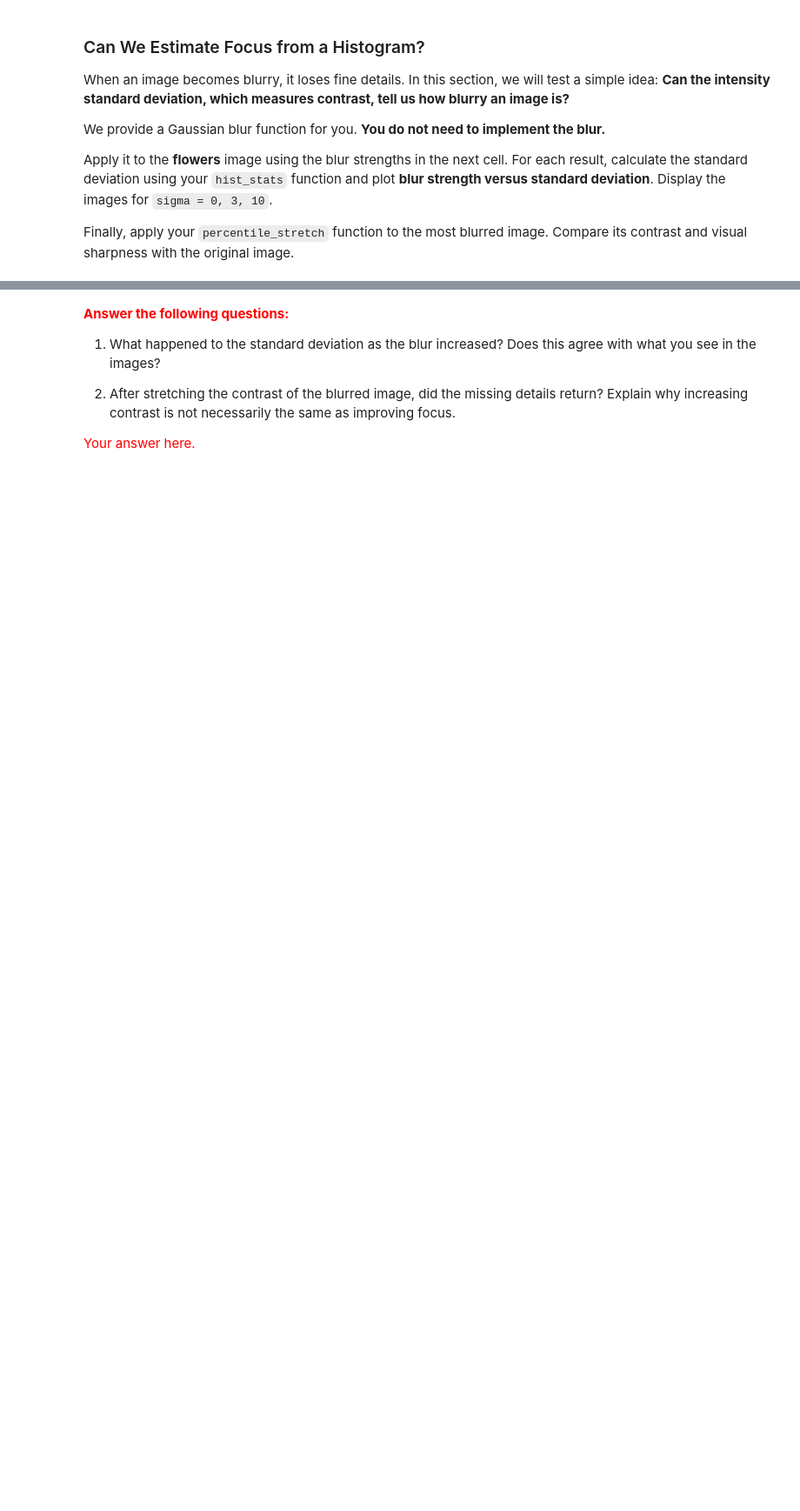
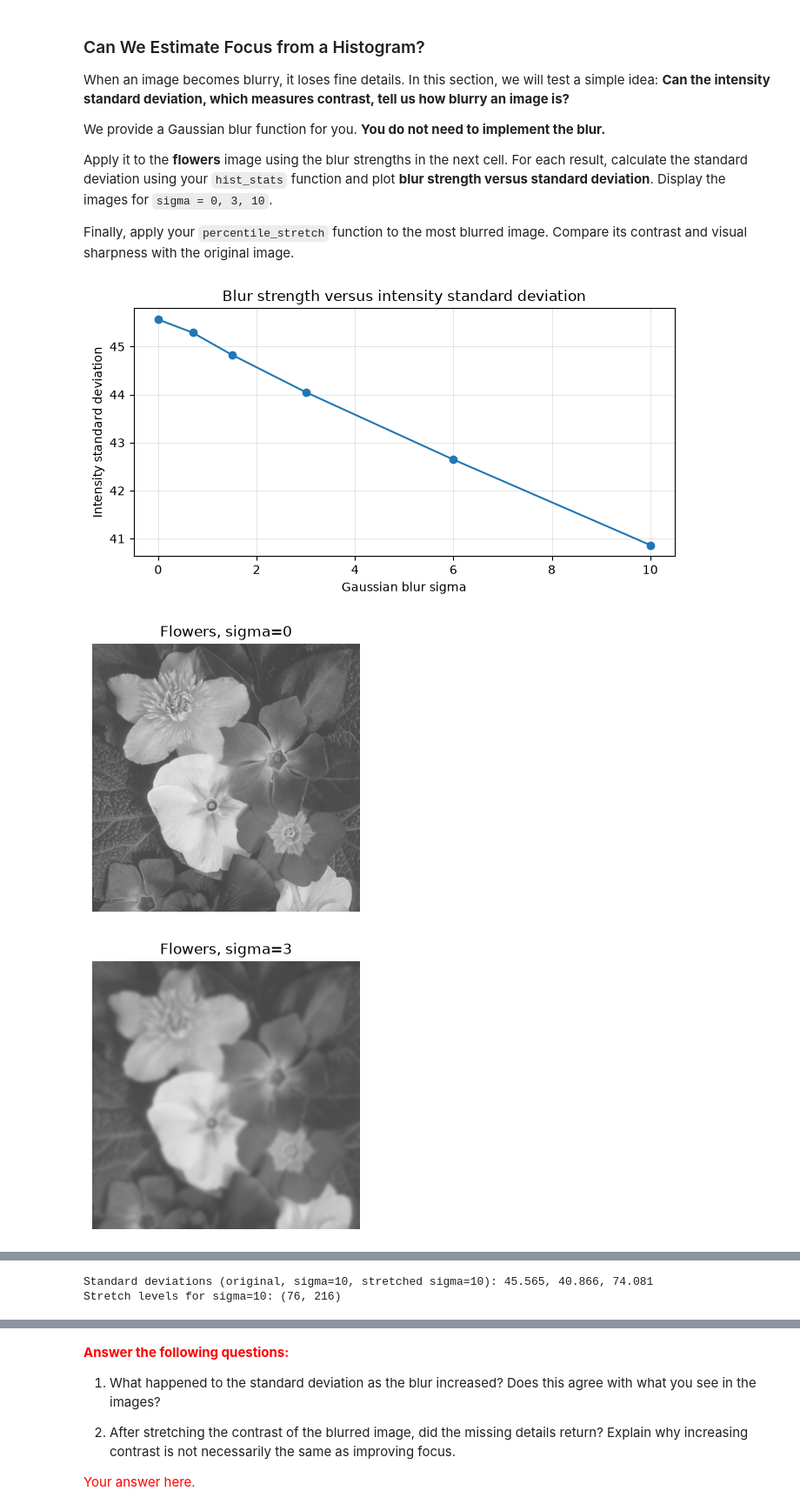
Before and after one commit to ZeidanK/IP-HW, a Jupyter notebook: IP-HW1ori.ipynb, the cells around one changed output, grey strips where cells are left out. Shown at 87% size. Drawn from its saved outputs; the diff is of its cells as text; code cells hidden in the pictures; blank space fills up the shorter version.

```diff
--- a/IP-HW1ori.ipynb
+++ b/IP-HW1ori.ipynb
@@ -365,17 +462,63 @@ Finally, apply your `percentile_stretch` function to the most blurred image. Com
 # %%
 def supplied_gaussian_blur(img: np.ndarray, sigma: float) -> np.ndarray:
     """Provided Gaussian blur with reflect-101 boundaries."""
     if sigma == 0:
         return img.copy()
     return cv.GaussianBlur(img, (0, 0), sigmaX=sigma,
                            borderType=cv.BORDER_REFLECT_101)
 
 
 sigmas = [0, 0.7, 1.5, 3, 6, 10]
 blurred_images = [supplied_gaussian_blur(images_q1['flowers'], s) for s in sigmas]
 
 # TODO: use hist_stats to calculate standard deviation for every blurred image
 # TODO: plot blur strength (x-axis) versus intensity standard deviation (y-axis)
 # TODO: display the images for sigma=0, sigma=3, and sigma=10
 # TODO: stretch the most blurred image using percentile_stretch,
 #       display it, and compare the three standard deviations
+
+# Larger sigma means stronger smoothing; measure the overall intensity spread.
+standard_deviations = [hist_stats(img)[3] for img in blurred_images]
+
+# A falling standard deviation suggests reduced contrast, but is not a direct focus score.
+plt.figure(figsize=(7, 3.8))
+plt.plot(sigmas, standard_deviations, marker='o')
+plt.xlabel('Gaussian blur sigma')
+plt.ylabel('Intensity standard deviation')
+plt.title('Blur strength versus intensity standard deviation')
+plt.grid(True, alpha=0.3)
+plt.tight_layout()
+plt.show()
+
+# Show the original and two visibly blurred versions for direct comparison.
+for sigma, img in zip(sigmas, blurred_images):
+    if sigma in (0, 3, 10):
+        plt.figure(figsize=(5, 4))
+        plt.imshow(img, cmap='gray', vmin=0, vmax=255)
+        plt.title(f'Flowers, sigma={sigma}')
+        plt.axis('off')
+        plt.show()
+
+# Stretch contrast on the strongest blur; this remaps brightness, not spatial detail.
+most_blurred = blurred_images[-1]
+stretched_blurred, _, stretch_levels = percentile_stretch(most_blurred, 2, 98)
+print(f"Standard deviations (original, sigma=10, stretched sigma=10): "
+      f"{standard_deviations[0]:.3f}, {standard_deviations[-1]:.3f}, "
+      f"{hist_stats(stretched_blurred)[3]:.3f}")
+print(f"Stretch levels for sigma=10: {stretch_levels}")
+
+fig, axes = plt.subplots(1, 3, figsize=(12, 3.5))
+for ax, (title, img) in zip(axes, [
+    ('Original flowers', images_q1['flowers']),
+    ('Blurred, sigma=10', most_blurred),
+    ('Blurred + contrast stretch', stretched_blurred)
+]):
+    ax.imshow(img, cmap='gray', vmin=0, vmax=255)
+    ax.set_title(title)
+    ax.axis('off')
+plt.tight_layout()
+plt.show()
+# %% [output]
+[figure, added]
+[figure, added]
+[figure, added]
@@ -381,0 +526,2 @@ blurred_images = [supplied_gaussian_blur(images_q1['flowers'], s) for s in sigma
+Standard deviations (original, sigma=10, stretched sigma=10): 45.565, 40.866, 74.081
+Stretch levels for sigma=10: (76, 216)
```
Also changed, not shown: parts of 16 cells of this notebook, 1 other file.
